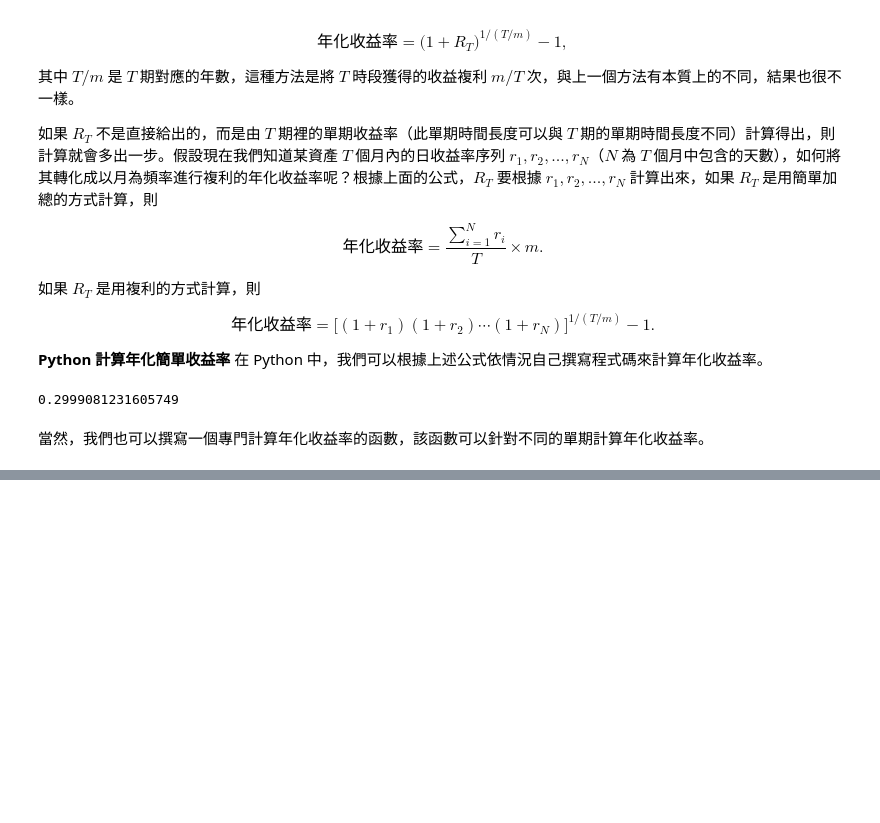
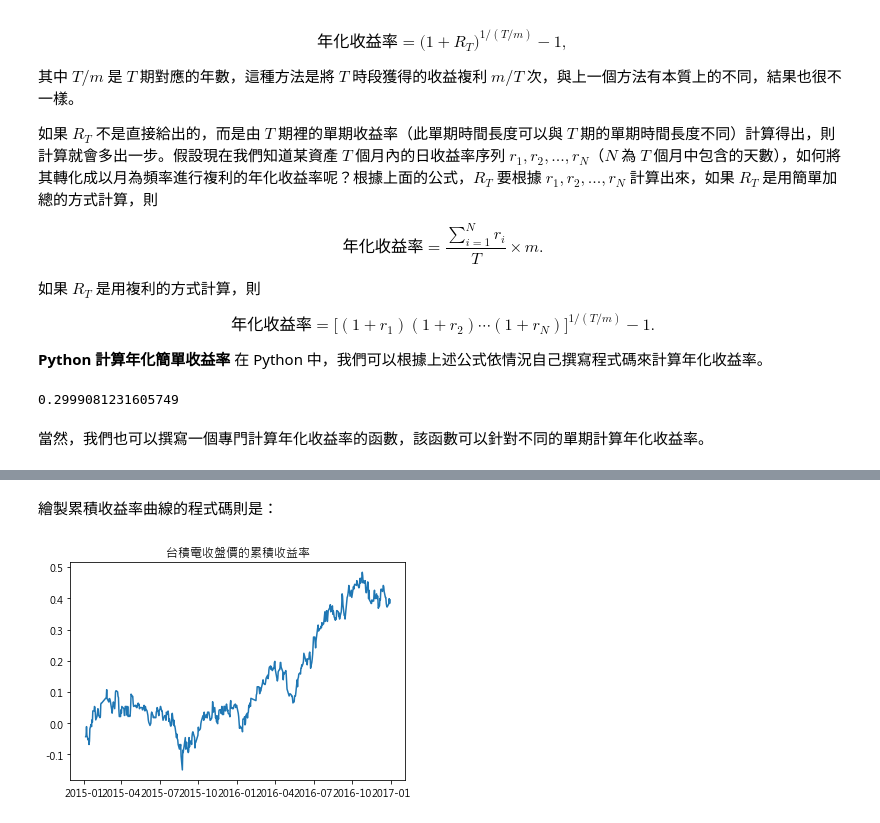
Before and after one commit to okluda/finpy_practice, a Jupyter notebook: ch_19.ipynb, the cells around one changed output, grey strips where cells are left out. Drawn from its saved outputs; the diff is of its cells as text; code cells hidden in the pictures; blank space fills up the shorter version.

```diff
--- a/ch_19.ipynb
+++ b/ch_19.ipynb
@@ -275,0 +509,10 @@ def annualize(returns,perios):
+# %% [markdown]
+繪製累積收益率曲線的程式碼則是：
+# %%
+# 根據單期收益率來計算累積收益率
+cumRet=(1+simpleret).cumprod()-1
+plt.plot(cumRet)
+plt.title(' 台積電收盤價的累積收益率 ')
+plt.show()
+# %% [output]
+[figure, added]
```
Also changed, not shown: parts of 16 cells of this notebook.
